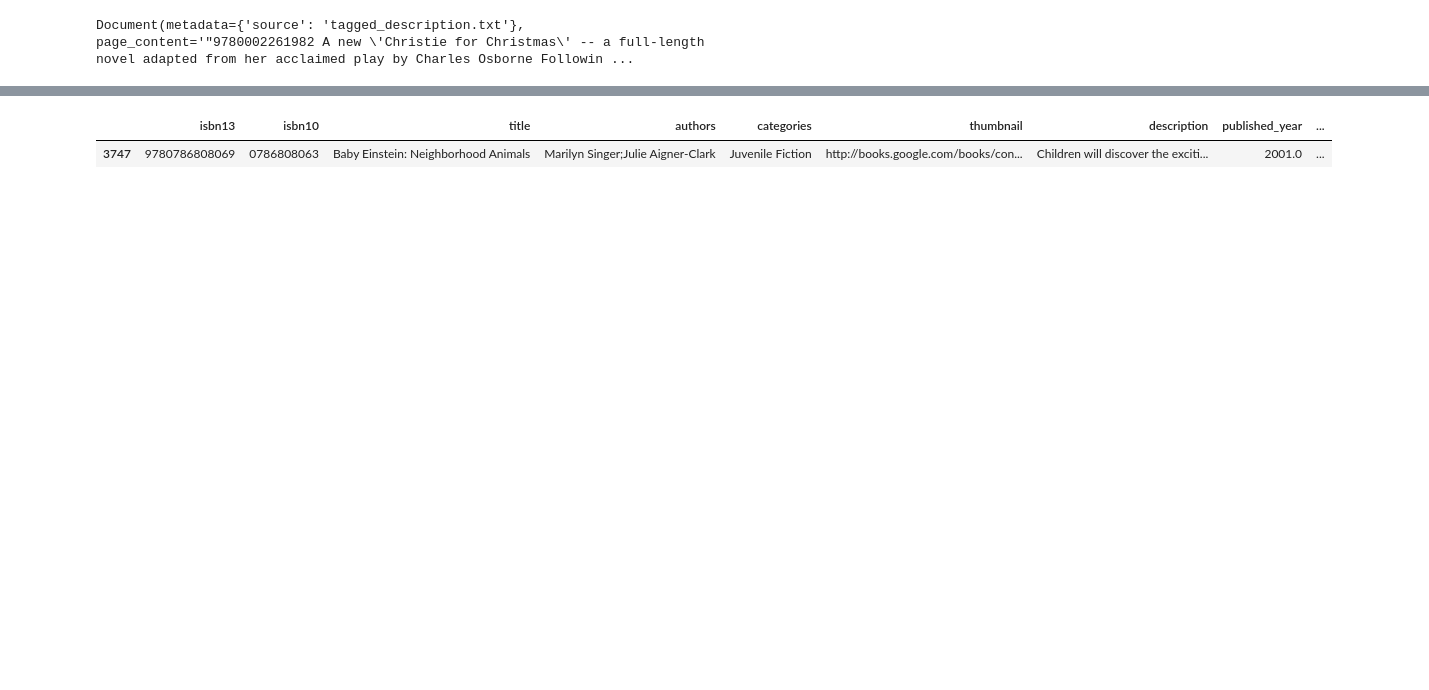
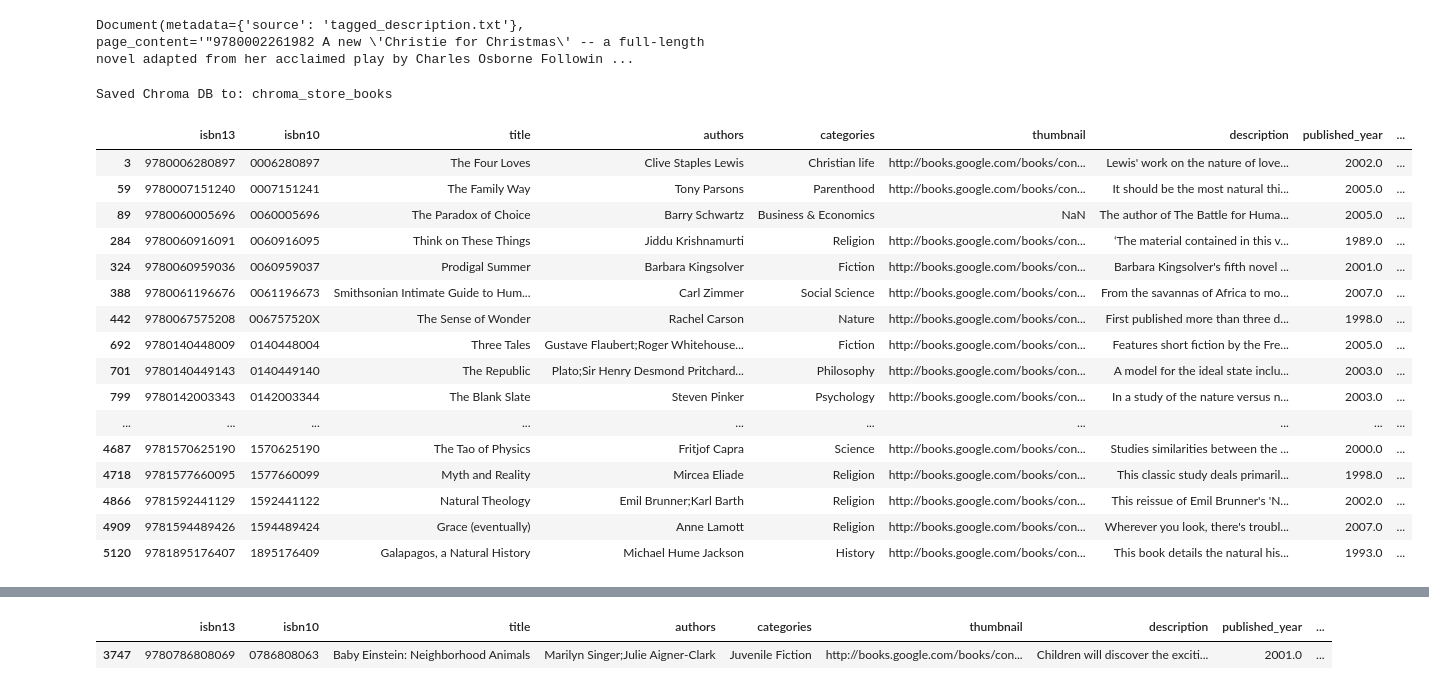
Before and after one commit to CarandangC/Book-Recommendation-System, a Jupyter notebook: vector-search.ipynb, the cells around one changed output, grey strips where cells are left out. Saved outputs shown, nothing was run; the diff lists cells and outputs as text; code cells hidden in the pictures; blank space fills up the shorter version.

```diff
--- a/vector-search.ipynb
+++ b/vector-search.ipynb
@@ -51 +64,32 @@ Document(metadata={'source': 'tagged_description.txt'}, page_content='"978000226
+# %%
+# turning our database into a vector database and saving it locally
+persist_dir = "chroma_store_books"
+db_books = Chroma.from_documents(documents, embedding=OpenAIEmbeddings(),
+                                 persist_directory= persist_dir)
+print(f"Saved Chroma DB to: {persist_dir}")
+# %% [output]
+Saved Chroma DB to: chroma_store_books
+# %%
+recs = db_books.similarity_search("nature", k=50)
+books_list = [int(rec.page_content.strip('"').split()[0]) for rec in recs]
+book_recs = books[books["isbn13"].isin(books_list)].head(50)
+book_recs
+# %% [output]
+|  | isbn13 | isbn10 | title | authors | categories | thumbnail | description | published_year | ... |
+| 3 | 9780006280897 | 0006280897 | The Four Loves | Clive Staples Lewis | Christian life | http://books.google.com/books/con... | Lewis' work on the nature of love... | 2002.0 | ... |
+| 59 | 9780007151240 | 0007151241 | The Family Way | Tony Parsons | Parenthood | http://books.google.com/books/con... | It should be the most natural thi... | 2005.0 | ... |
+| 89 | 9780060005696 | 0060005696 | The Paradox of Choice | Barry Schwartz | Business & Economics | NaN | The author of The Battle for Huma... | 2005.0 | ... |
+| 284 | 9780060916091 | 0060916095 | Think on These Things | Jiddu Krishnamurti | Religion | http://books.google.com/books/con... | ‘The material contained in this v... | 1989.0 | ... |
+| 324 | 9780060959036 | 0060959037 | Prodigal Summer | Barbara Kingsolver | Fiction | http://books.google.com/books/con... | Barbara Kingsolver's fifth novel ... | 2001.0 | ... |
+| 388 | 9780061196676 | 0061196673 | Smithsonian Intimate Guide to Hum... | Carl Zimmer | Social Science | http://books.google.com/books/con... | From the savannas of Africa to mo... | 2007.0 | ... |
+| 442 | 9780067575208 | 006757520X | The Sense of Wonder | Rachel Carson | Nature | http://books.google.com/books/con... | First published more than three d... | 1998.0 | ... |
+| 692 | 9780140448009 | 0140448004 | Three Tales | Gustave Flaubert;Roger Whitehouse... | Fiction | http://books.google.com/books/con... | Features short fiction by the Fre... | 2005.0 | ... |
+| 701 | 9780140449143 | 0140449140 | The Republic | Plato;Sir Henry Desmond Pritchard... | Philosophy | http://books.google.com/books/con... | A model for the ideal state inclu... | 2003.0 | ... |
+| 799 | 9780142003343 | 0142003344 | The Blank Slate | Steven Pinker | Psychology | http://books.google.com/books/con... | In a study of the nature versus n... | 2003.0 | ... |
+| ... | ... | ... | ... | ... | ... | ... | ... | ... | ... |
+| 4687 | 9781570625190 | 1570625190 | The Tao of Physics | Fritjof Capra | Science | http://books.google.com/books/con... | Studies similarities between the ... | 2000.0 | ... |
+| 4718 | 9781577660095 | 1577660099 | Myth and Reality | Mircea Eliade | Religion | http://books.google.com/books/con... | This classic study deals primaril... | 1998.0 | ... |
+| 4866 | 9781592441129 | 1592441122 | Natural Theology | Emil Brunner;Karl Barth | Religion | http://books.google.com/books/con... | This reissue of Emil Brunner's 'N... | 2002.0 | ... |
+| 4909 | 9781594489426 | 1594489424 | Grace (eventually) | Anne Lamott | Religion | http://books.google.com/books/con... | Wherever you look, there's troubl... | 2007.0 | ... |
+| 5120 | 9781895176407 | 1895176409 | Galapagos, a Natural History | Michael Hume Jackson | History | http://books.google.com/books/con... | This book details the natural his... | 1993.0 | ... |
 # %%
```
Also changed, not shown: parts of 4 cells of this notebook, 6 other files.
